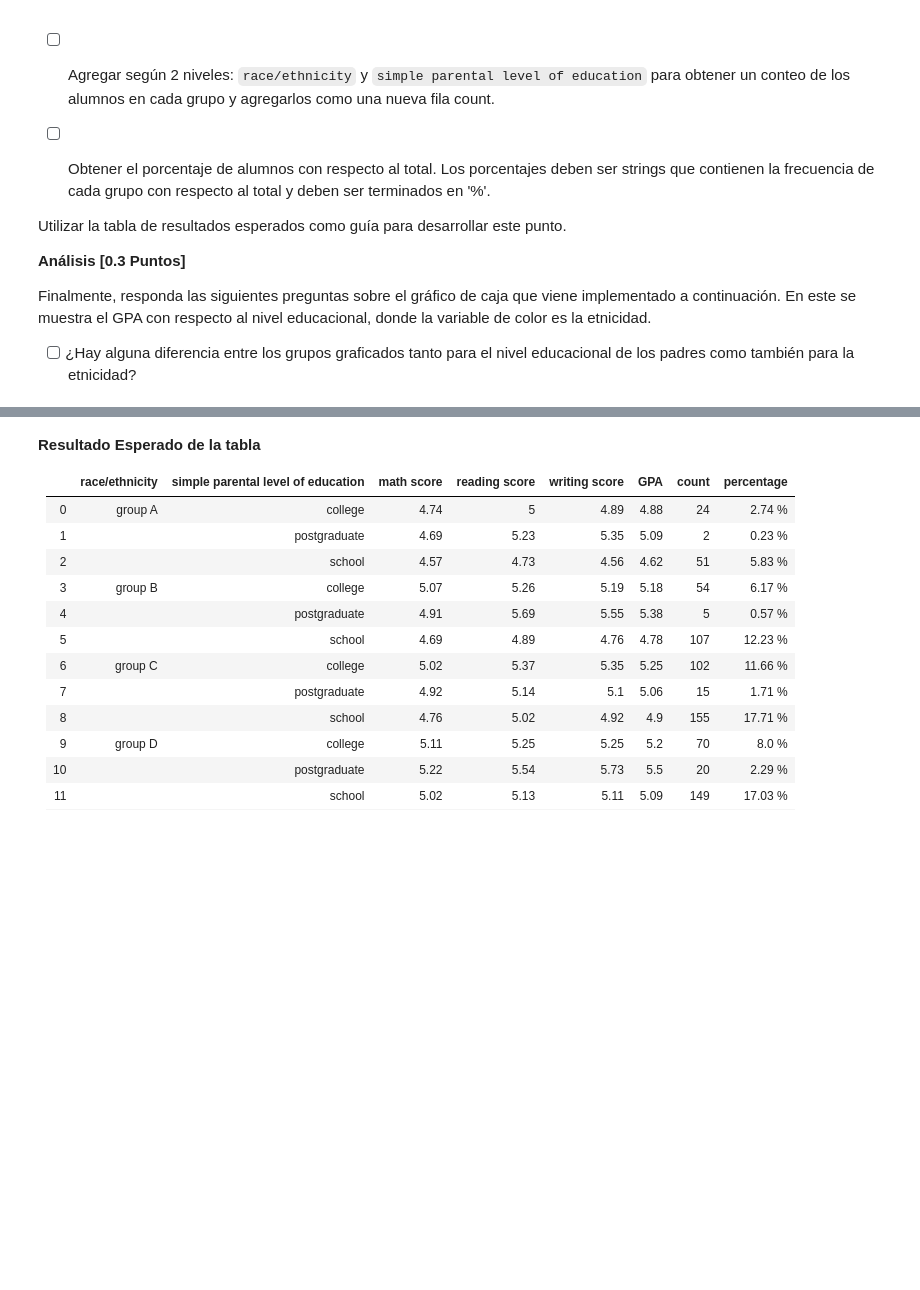
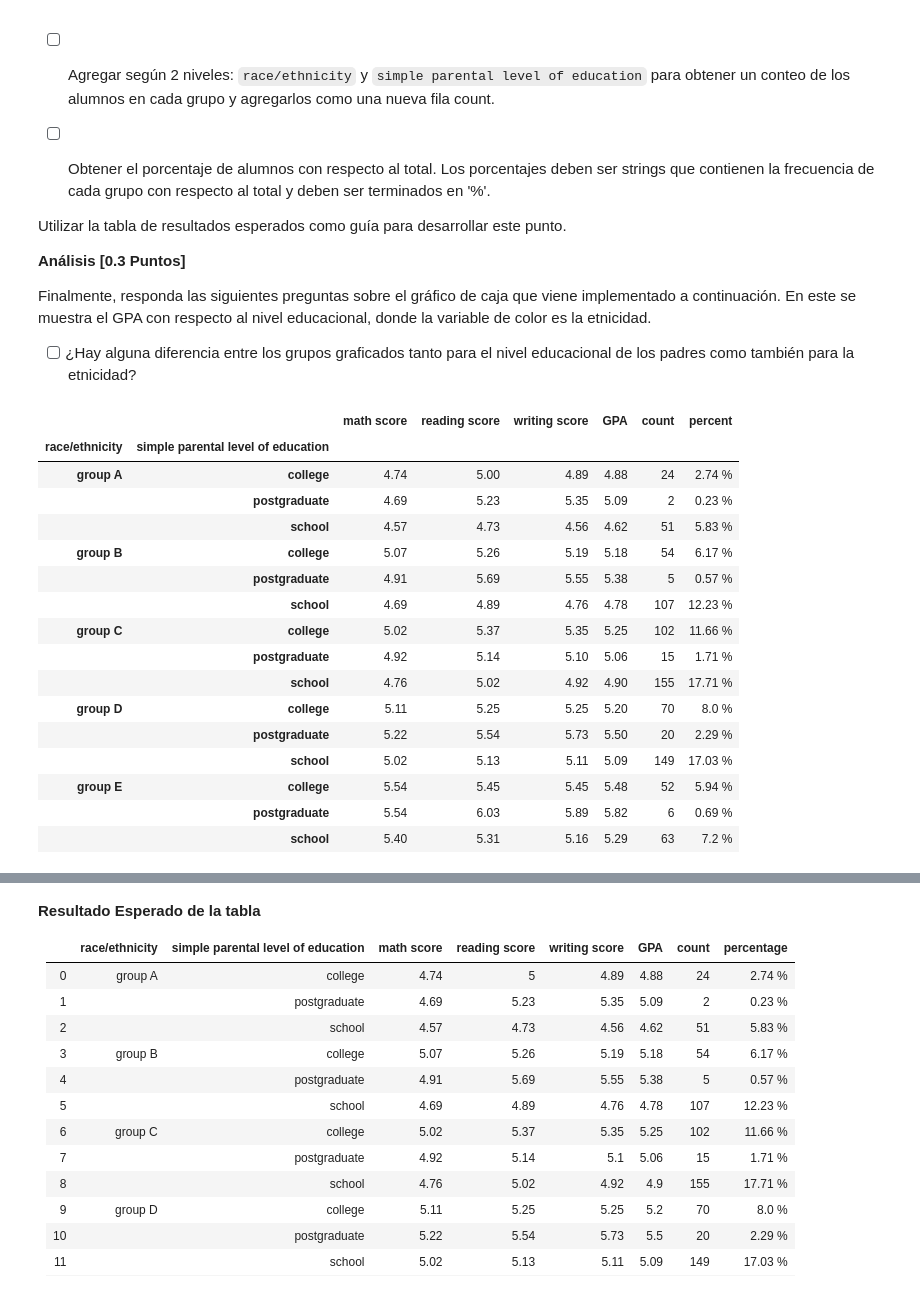
Before and after one commit to sbstnvsqz0/MDS7202, a Jupyter notebook: Laboratorios/Laboratorio_3/Lab3.ipynb, the cells around one changed output, grey strips where cells are left out. Drawn from its saved outputs; the diff is of its cells as text; code cells hidden in the pictures; blank space fills up the shorter version.

```diff
--- a/Laboratorios/Laboratorio_3/Lab3.ipynb
+++ b/Laboratorios/Laboratorio_3/Lab3.ipynb
@@ -700,0 +801,10 @@ Hint: investigue el método `concat`
+# %%
+# Inserte su respuesta aquí
+
+students_grades_1 = pd.read_json('./students_grades_1.json')
+students_grades_2 = pd.read_json('./students_grades_2.json')
+
+# df_grades
+
+df_concat = pd.concat([students_grades_1, students_grades_2])
+df_concat
@@ -742,2 +864,55 @@ Finalmente, responda las siguientes preguntas sobre el gráfico de caja que vien
+# %%
+# Inserte su respuesta aquí
+
+# Sacamos el promedio de notas y lo guardamos en una nueva columna GPA
+df_concat["GPA"] = df_concat.iloc[:,6:].mean(axis=1)
+
+# Mapeamos y guardamos en "simple panental level of education"
+df_concat["simple parental level of education"] = df_concat["parental level of education"].map(
+    {
+        "some high school": "school",
+        "some college": "school",
+        "high school": "school",
+        "bachelor's degree": "college",
+        "associate's degree": "college",
+        "master's degree": "postgraduate",
+    })
+
+# Agrupamos por raza/etnia y el nivel de educación de los padres
+groupby_race_education = df_concat.groupby(["race/ethnicity", "simple parental level of education"])
+
+# Sacamos el promedio según esta agrupación
+df_average = groupby_race_education.mean(numeric_only=True).round(2)
+
+# Contamos cada agrupación
+students_count = groupby_race_education.count()
+
+# Agregamos la columna "count"
+df_average["count"] = students_count["GPA"]
+
+# Obtenemos el porcentaje de estudiantes respecto al total
+percent = (students_count["GPA"] / len(df_concat) * 100).round(2).astype(str) + " %"
+
+# Agregamos la columna "percentage" e imprimimos
+df_average["percent"] = percent
+df_average
+# %% [output]
+|  |  | math score | reading score | writing score | GPA | count | percent |
+| race/ethnicity | simple parental level of education |  |  |  |  |  |  |
+| group A | college | 4.74 | 5.00 | 4.89 | 4.88 | 24 | 2.74 % |
+|  | postgraduate | 4.69 | 5.23 | 5.35 | 5.09 | 2 | 0.23 % |
+|  | school | 4.57 | 4.73 | 4.56 | 4.62 | 51 | 5.83 % |
+| group B | college | 5.07 | 5.26 | 5.19 | 5.18 | 54 | 6.17 % |
+|  | postgraduate | 4.91 | 5.69 | 5.55 | 5.38 | 5 | 0.57 % |
+|  | school | 4.69 | 4.89 | 4.76 | 4.78 | 107 | 12.23 % |
+| group C | college | 5.02 | 5.37 | 5.35 | 5.25 | 102 | 11.66 % |
+|  | postgraduate | 4.92 | 5.14 | 5.10 | 5.06 | 15 | 1.71 % |
+|  | school | 4.76 | 5.02 | 4.92 | 4.90 | 155 | 17.71 % |
+| group D | college | 5.11 | 5.25 | 5.25 | 5.20 | 70 | 8.0 % |
+|  | postgraduate | 5.22 | 5.54 | 5.73 | 5.50 | 20 | 2.29 % |
+|  | school | 5.02 | 5.13 | 5.11 | 5.09 | 149 | 17.03 % |
+| group E | college | 5.54 | 5.45 | 5.45 | 5.48 | 52 | 5.94 % |
+|  | postgraduate | 5.54 | 6.03 | 5.89 | 5.82 | 6 | 0.69 % |
+|  | school | 5.40 | 5.31 | 5.16 | 5.29 | 63 | 7.2 % |
 # %%
 fig = px.box(
```
Also changed, not shown: parts of 27 cells of this notebook.
